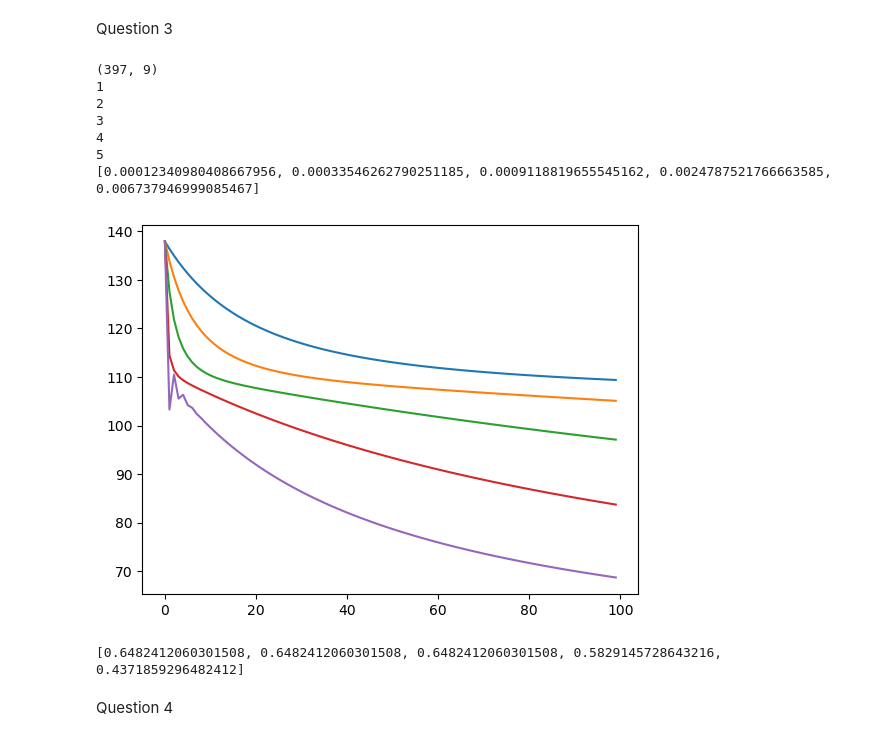
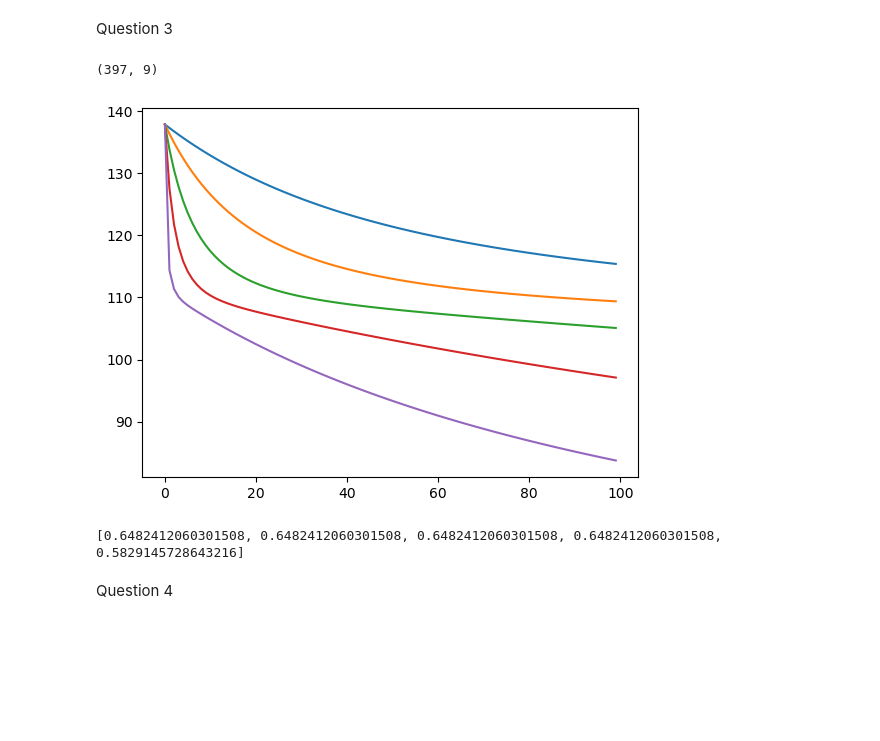
Before and after one commit to hayden000/Data-Analysis, a Jupyter notebook: data.ipynb, the cells around one changed output. Saved outputs shown, nothing was run; the diff lists cells and outputs as text; code cells hidden in the pictures; blank space fills up the shorter version.

```diff
--- a/data.ipynb
+++ b/data.ipynb
@@ -75,4 +74,14 @@ def train(par0, eta, T, data):
     return par, obj
+# %%
+def ER(par, data):
+    ER = 0
+    X, Y = data
+    for n in range(0, len(X)):
+        x, y = X[n], Y[n]
+        y_Hat = 1 if model(x, par) > 0.5 else 0
+        s = 1 * (y != y_Hat)
+        ER = ER + s
+    return ER / len(X)
 # %%
 lambda1 = np.transpose(np.full(11, 0.01))
 d = 10
@@ -86,10 +95,20 @@ tryInit = [np.random.randn(len(x_trainning[0])) for m in range(5)]
 par, obj = train(lambda1, eta, 100, (x_trainning, y_traning))
 plt.plot(obj)
 plt.show()
+
 for init in tryInit:
     par, values = train(init, eta, itterations, (x_trainning, y_traning))
     epoch.append((par, values))
+
+ERs = []
+for i in range(0, len(epoch)):
+    ERs.append(ER(tryInit[i], (x_testing, y_testing)))
+print(ERs)
+counter=0
 for par, values in epoch:
-    plt.plot(values)
+    plt.plot(values,label=str(counter+1)+" - "+str(ERs[counter]))
+    counter=counter+1
+plt.legend()
+plt.show()
 # %% [output]
 [figure]
@@ -97,11 +116,0 @@ for par, values in epoch:
-# %%
-def ER(par, data):
-    ER = 0
-    X, Y = data
-    for n in range(0, len(X)):
-        x, y = X[n], Y[n]
-        y_Hat = model(x, par) > 0.5
-        s = 1 * (y != y_Hat)
-        ER = ER + s
-    return ER / len(X)
-    # return ER / (len(data[0])+len(data[1]))
@@ -170,7 +170,6 @@ print(ERs)
 # %% [markdown]
 Question 3
 # %%
-
 data = pd.read_csv("CarsDataSetForCW1.csv", sep=",")
 Z = data[['mpg','cylinders', 'displacement', 'horsepower', 'weight', 'acceleration', 'year','origin']].to_numpy()
 origin = Z[:, -1]
@@ -184,48 +183,36 @@ for i in origin:
         two_cols.append([0,0])
 two_cols=np.array(two_cols)
 Z=Z[:, :-1]
 Z=np.hstack((Z,two_cols))
 print(Z.shape)
 Y = 1 * (Z[:, 0] >= np.mean(Z[:, 0]))
 X, Y = Z[:, 1:], Y
 D_train = (X[:len(data) // 2], Y[:len(data) // 2])
 D_test = (X[len(data) // 2:], Y[len(data) // 2:])
 D_train_normalised = ((D_train[0] - np.average(D_train[0])) / np.std(D_train[0]), D_train[1])
 D_test_normalised = ((D_test[0] - np.average(D_test[0])) / np.std(D_test[0]), D_test[1])
-
-
-
 lambda1 = np.transpose(np.full(len(Z[0]) - 1, 0.01))
 d = 5
 ERs = []
 N = 100
 etas = []
 epochs = np.arange(0, N)
-for m in range(1,d+1):
-    print(m)
+for m in range(d):
     etas.append(np.exp(m - 10))
-print(etas)
 x_testing = D_test_normalised[0]
 y_testing = D_test_normalised[1]
 x_trainning = D_train_normalised[0]
 y_traning = D_train_normalised[1]
 for eta in etas:
     par, obj = train(lambda1, eta, N, (x_trainning, y_traning))
     ERs.append(ER(par, (x_testing, y_testing)))
     plt.plot(epochs, obj)
 plt.show()
-
 print(ERs)
 # %% [output]
 (397, 9)
-1
-2
-3
-4
-5
-[0.00012340980408667956, 0.00033546262790251185, 0.0009118819655545162, 0.0024787521766663585, 0.006737946999085467]
-[figure, old version]
+[figure, new version]
-[0.6482412060301508, 0.6482412060301508, 0.6482412060301508, 0.5829145728643216, 0.4371859296482412]
+[0.6482412060301508, 0.6482412060301508, 0.6482412060301508, 0.6482412060301508, 0.5829145728643216]
 # %%
 # # origin_dummies = pd.get_dummies(data['name'])
 # np.random.seed(12345)
```
Also changed, not shown: parts of 11 cells of this notebook.
